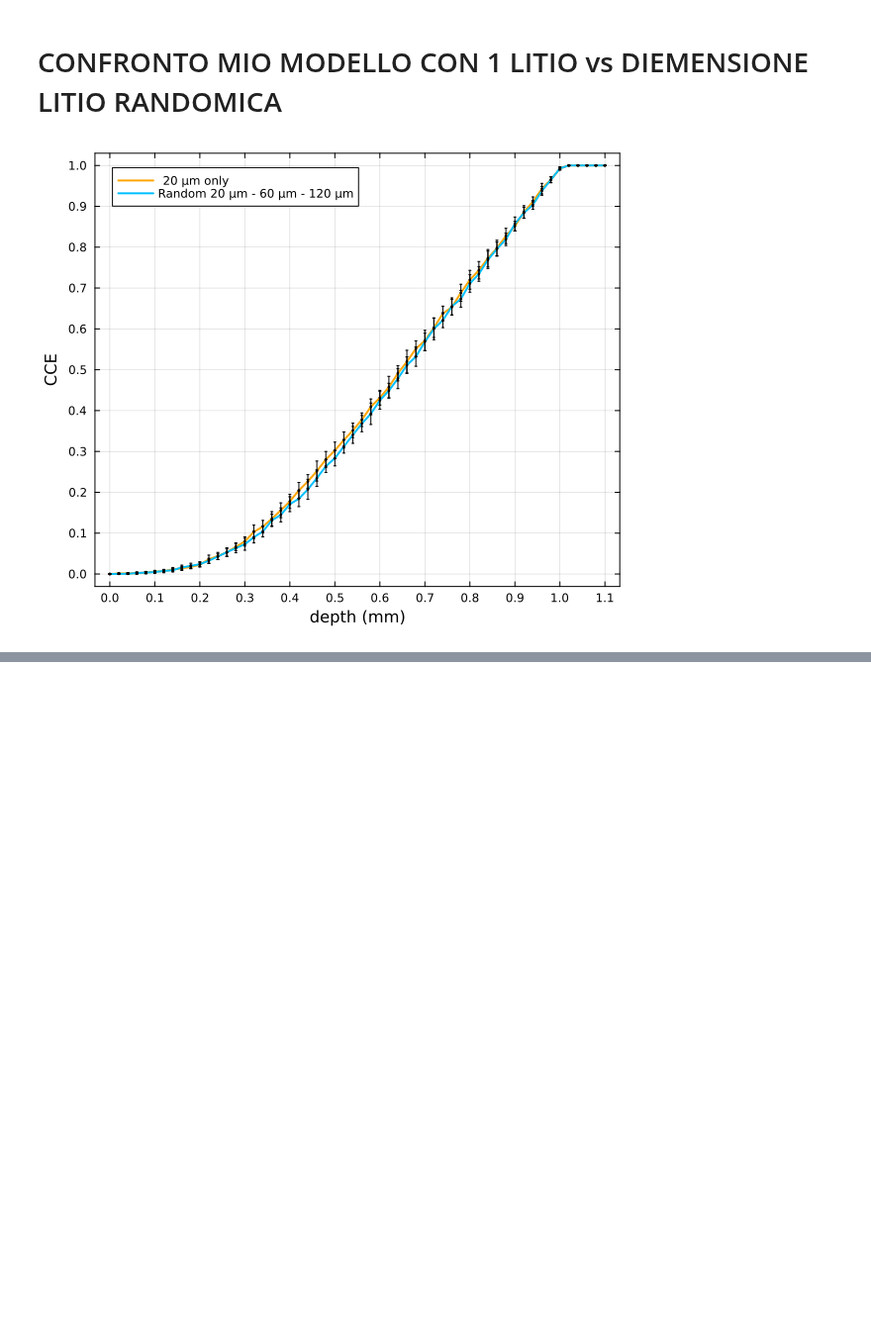
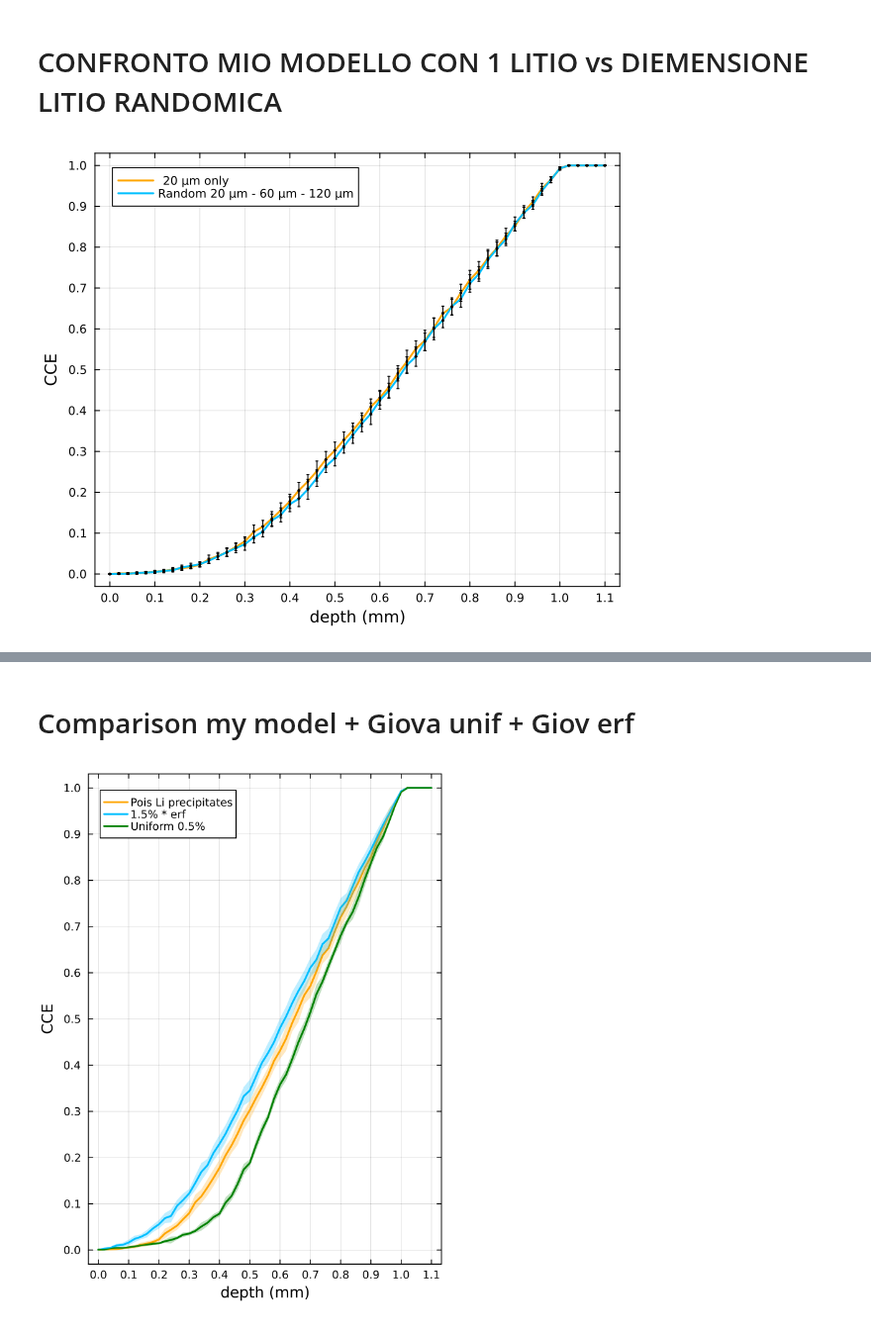
Before and after one commit to RitaF00/SolidStateDetector-NEW, a Jupyter notebook: ChargeTrappingModel_dev/CCE-comparison.ipynb, the cells around one changed output, grey strips where cells are left out. Shown at 99% size. Saved outputs shown, nothing was run; the diff lists cells and outputs as text; code cells hidden in the pictures; blank space fills up the shorter version.

```diff
--- a/ChargeTrappingModel_dev/CCE-comparison.ipynb
+++ b/ChargeTrappingModel_dev/CCE-comparison.ipynb
@@ -146,0 +194,57 @@ display(plt)
+# %% [markdown]
+# Comparison my model + Giova unif + Giov erf
+# %%
+# questa è la curva CCE fatta con il codice di gioavnetti, dx = 20 um, 500 charges, 25 rep
+xMM, cceMM, errMM, params_loaded = load_CCE_results("my model/json-CCE-file/My-uncomplete-model.json");
+# questa è la curva CCE fatta con Giovanetti unif(0.5%) , 500 charges, 50 rep
+x_05, cce_05, err_05, params_loaded = load_CCE_results("Radford/Radford_CCE.json");
+# questa è la curva CCE fatta con Giovanetti + 1.5*erf , 500 charges, 25 rep
+x_erf, cce_erf, err_erf, params_loaded = load_CCE_results("my model/json-CCE-file/erf-1.5%.json");
+# %%
+xticks_positions = 0:0.1:1.5
+yticks_positions = 0:0.1:1
+
+
+
+plt = plot(xMM.*10, cceMM, lw=2, color=:orange,
+    xlabel="depth (mm)", ylabel="CCE", label="Pois Li precipitates",
+    xticks=(xticks_positions, string.(round.(xticks_positions, digits=2))),
+    yticks=(yticks_positions, string.(round.(yticks_positions, digits=1))), frame=:box, size=(450, 600), dpi = 300
+)
+plot!(x_erf.*10, cce_erf, lw=2, color=:deepskyblue, label = "1.5% * erf")
+plot!(x_05.*10, cce_05, lw=2, color=:green, label = "Uniform 0.5%")
+
+
+plot!(
+    xMM.*10,
+    cceMM,
+        ribbon=errMM,
+        fillalpha=0.25,
+        color=:orange,
+        label=false
+)
+
+
+plot!(
+    x_erf.*10,
+    cce_erf,
+        ribbon=err_erf,
+        fillalpha=0.25,
+        color=:deepskyblue,
+        label=false
+)
+plot!(
+    x_05.*10,
+    cce_05,
+        ribbon=err_05,
+        fillalpha=0.25,
+        color=:green,
+        label=false
+)
+
+
+
+savefig(plt, "plot/CCE_comparison_MM_Giov05_giova1.5%erf.png")
+display(plt)
+# %% [output]
+[figure, added]
```
Also changed, not shown: parts of 16 cells of this notebook, 41 other files.
